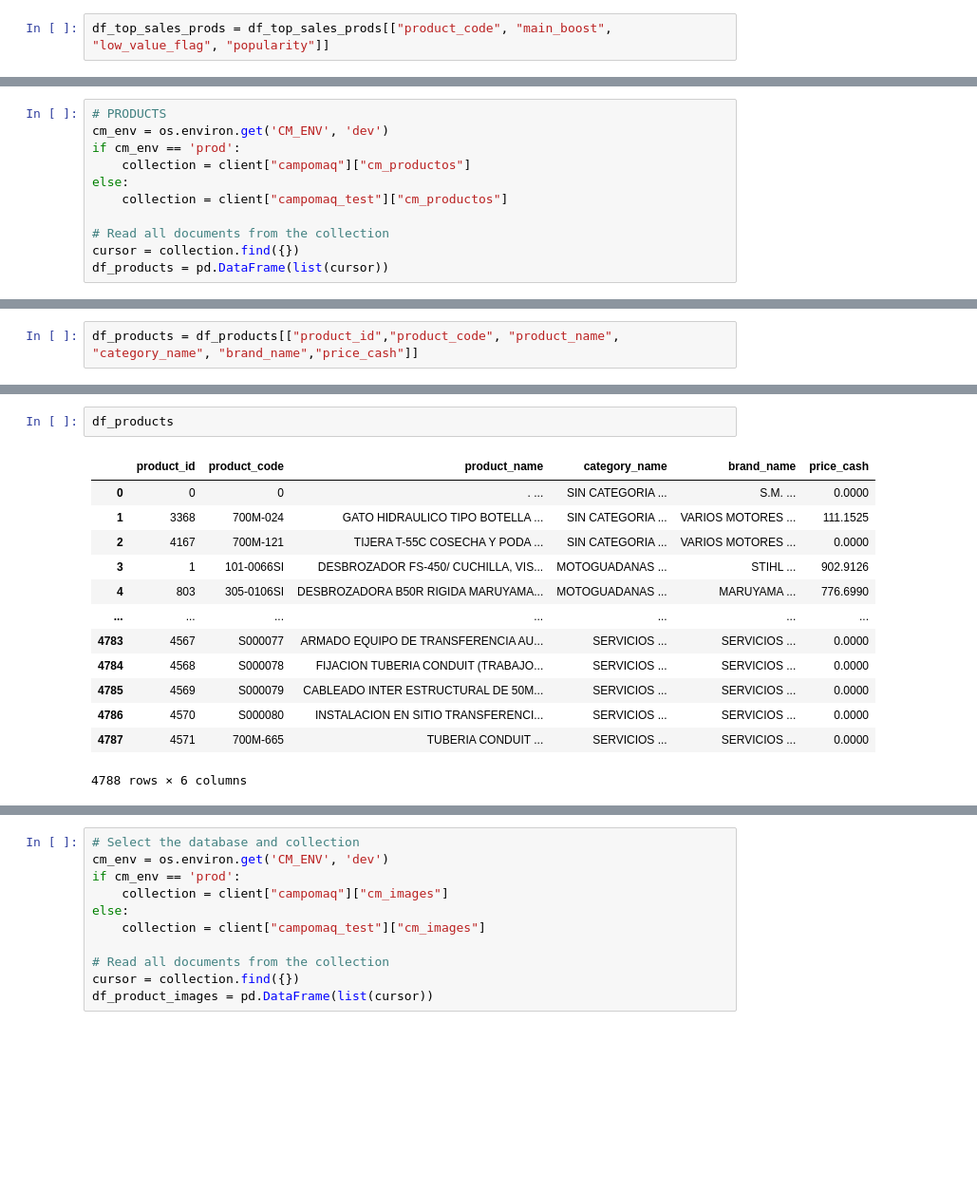
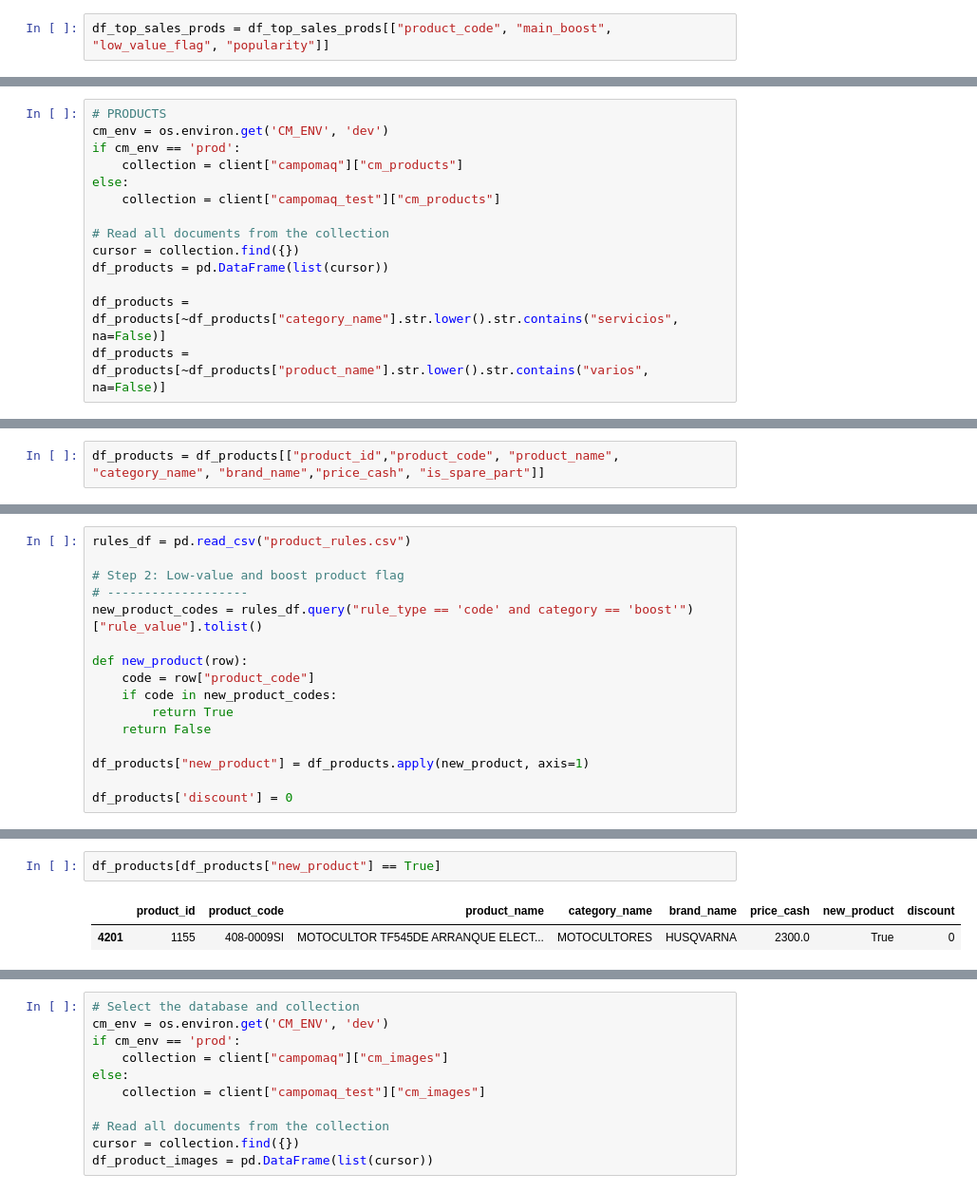
Before and after one commit to mateoquiguiri1995/campomaq-webpage, a Jupyter notebook: infra/data_pipeline/catalog_etl.ipynb, the cells around one changed output, grey strips where cells are left out. Shown at 95% size. Saved outputs shown, nothing was run; the diff lists cells and outputs as text; blank space fills up the shorter version.

Commit message:
product catalog etls

```diff
--- a/infra/data_pipeline/catalog_etl.ipynb
+++ b/infra/data_pipeline/catalog_etl.ipynb
@@ -44,10 +62,13 @@ df_top_sales_prods = df_top_sales_prods[["product_code", "main_boost", "low_valu
 # PRODUCTS
 cm_env = os.environ.get('CM_ENV', 'dev')
 if cm_env == 'prod':
-    collection = client["campomaq"]["cm_productos"]
+    collection = client["campomaq"]["cm_products"]
 else:
-    collection = client["campomaq_test"]["cm_productos"]
+    collection = client["campomaq_test"]["cm_products"]
 
 # Read all documents from the collection
 cursor = collection.find({})
 df_products = pd.DataFrame(list(cursor))
+
+df_products = df_products[~df_products["category_name"].str.lower().str.contains("servicios", na=False)]
+df_products = df_products[~df_products["product_name"].str.lower().str.contains("varios", na=False)]
@@ -54,2 +91,2 @@ df_products = pd.DataFrame(list(cursor))
 # %%
-df_products = df_products[["product_id","product_code", "product_name", "category_name", "brand_name","price_cash"]]
+df_products = df_products[["product_id","product_code", "product_name", "category_name", "brand_name","price_cash", "is_spare_part"]]
@@ -55,0 +95,16 @@ df_products = df_products[["product_id","product_code", "product_name", "categor
+# %%
+rules_df = pd.read_csv("product_rules.csv")
+
+# Step 2: Low-value and boost product flag
+# -------------------
+new_product_codes = rules_df.query("rule_type == 'code' and category == 'boost'")["rule_value"].tolist()
+
+def new_product(row):
+    code = row["product_code"]
+    if code in new_product_codes:
+        return True
+    return False
+
+df_products["new_product"] = df_products.apply(new_product, axis=1)
+
+df_products['discount'] = 0
@@ -56,16 +122,5 @@ df_products = df_products[["product_id","product_code", "product_name", "categor
 # %%
-df_products
+df_products[df_products["new_product"] == True]
 # %% [output]
-|  | product_id | product_code | product_name | category_name | brand_name | price_cash |
-| 0 | 0 | 0 | . ... | SIN CATEGORIA ... | S.M. ... | 0.0000 |
-| 1 | 3368 | 700M-024 | GATO HIDRAULICO TIPO BOTELLA ... | SIN CATEGORIA ... | VARIOS MOTORES ... | 111.1525 |
-| 2 | 4167 | 700M-121 | TIJERA T-55C COSECHA Y PODA ... | SIN CATEGORIA ... | VARIOS MOTORES ... | 0.0000 |
-| 3 | 1 | 101-0066SI | DESBROZADOR FS-450/ CUCHILLA, VIS... | MOTOGUADANAS ... | STIHL ... | 902.9126 |
-| 4 | 803 | 305-0106SI | DESBROZADORA B50R RIGIDA MARUYAMA... | MOTOGUADANAS ... | MARUYAMA ... | 776.6990 |
-| ... | ... | ... | ... | ... | ... | ... |
-| 4783 | 4567 | S000077 | ARMADO EQUIPO DE TRANSFERENCIA AU... | SERVICIOS ... | SERVICIOS ... | 0.0000 |
-| 4784 | 4568 | S000078 | FIJACION TUBERIA CONDUIT (TRABAJO... | SERVICIOS ... | SERVICIOS ... | 0.0000 |
-| 4785 | 4569 | S000079 | CABLEADO INTER ESTRUCTURAL DE 50M... | SERVICIOS ... | SERVICIOS ... | 0.0000 |
-| 4786 | 4570 | S000080 | INSTALACION EN SITIO TRANSFERENCI... | SERVICIOS ... | SERVICIOS ... | 0.0000 |
-| 4787 | 4571 | 700M-665 | TUBERIA CONDUIT ... | SERVICIOS ... | SERVICIOS ... | 0.0000 |
+|  | product_id | product_code | product_name | category_name | brand_name | price_cash | new_product | discount |
+| 4201 | 1155 | 408-0009SI | MOTOCULTOR TF545DE ARRANQUE ELECT... | MOTOCULTORES | HUSQVARNA | 2300.0 | True | 0 |
-4788 rows × 6 columns
```
Also changed, not shown: parts of 27 cells of this notebook, 3 other files.
